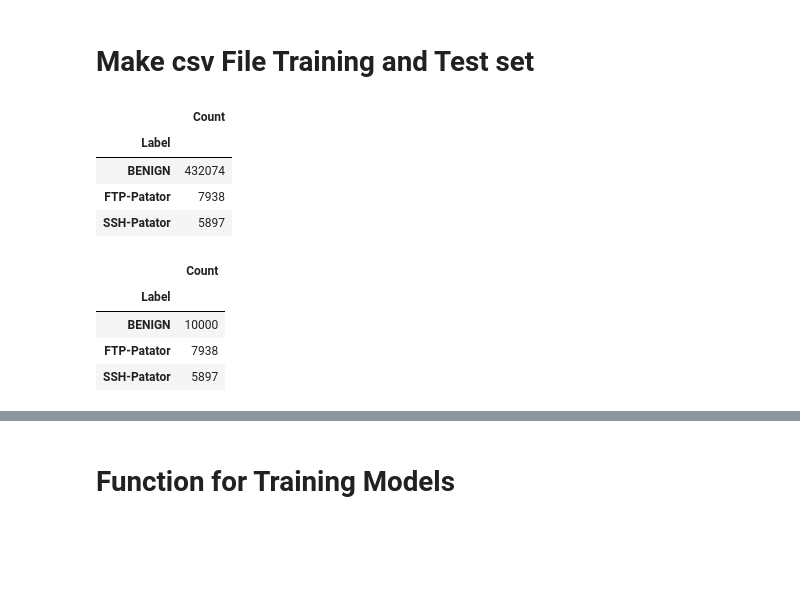
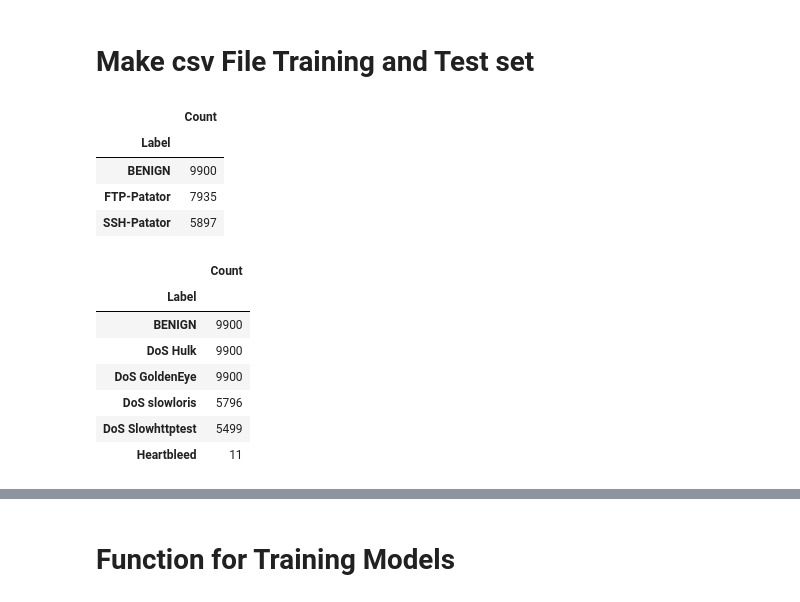
Before and after one commit to 9501sam/IDS-for-CICIDS2017, a Jupyter notebook: main.ipynb, the cells around one changed output, grey strips where cells are left out. Cells and saved outputs as stored; diff of their text form; code cells hidden in the pictures; blank space fills up the shorter version.

```diff
--- a/main.ipynb
+++ b/main.ipynb
@@ -141,40 +142,55 @@ def read_csv(csv_file):
     for encoding in ['utf-8', 'latin1', 'ISO-8859-1', 'windows-1252']:
         try:
             df = pd.read_csv(file_path, encoding=encoding)
             break  # Stop trying encodings once the file is successfully read
         except UnicodeDecodeError:
             continue
     return df
 
 def make_label_amount(df, label, amount):
+    df = remove_nan_and_inf(df)
     # Filter the DataFrame to select rows with the specified label
     label_rows = df[df[' Label'] == label]
     # Take the first 'amount' rows with the specified label
     df_subset = label_rows.head(amount)
     df_remaining = df[df[' Label'] != label]
     # Concatenate the subset DataFrame with the remaining rows
     df_concatenated = pd.concat([df_remaining, df_subset], ignore_index=True)
     return df_concatenated
 
 # df_Mon  = read_csv("Monday-WorkingHours.pcap_ISCX.csv")
+
 df_Tue  = read_csv("Tuesday-WorkingHours.pcap_ISCX.csv")
+df_Tue = make_label_amount(df_Tue, "BENIGN", 9900)
 count_labels(df_Tue)
-df_Tue = make_label_amount(df_Tue, "BENIGN", 10000)
-count_labels(df_Tue)
-# df_Wed  = read_csv("Wednesday-workingHours.pcap_ISCX.csv")
-# df_Thu1 = read_csv("Thursday-WorkingHours-Afternoon-Infilteration.pcap_ISCX.csv")
-# df_Thu2 = read_csv("Thursday-WorkingHours-Morning-WebAttacks.pcap_ISCX.csv")
+
+df_Wed  = read_csv("Wednesday-workingHours.pcap_ISCX.csv")
+df_Wed = make_label_amount(df_Wed, "BENIGN", 9900)
+df_Wed = make_label_amount(df_Wed, "DoS Hulk", 9900)
+df_Wed = make_label_amount(df_Wed, "DoS GoldenEye", 9900)
+count_labels(df_Wed)
+
+df_Thu1 = read_csv("Thursday-WorkingHours-Afternoon-Infilteration.pcap_ISCX.csv")
+df_Thu2 = read_csv("Thursday-WorkingHours-Morning-WebAttacks.pcap_ISCX.csv")
+df_Thu = pd.concat([df_Thu1, df_Thu2], ignore_index=True)
+df_Thu = make_label_amount(df_Thu, "BENIGN", 9900)
+count_labels(df_Thu)
+
 # df_Fri1 = read_csv("Friday-WorkingHours-Afternoon-DDos.pcap_ISCX.csv")
 # df_Fri2 = read_csv("Friday-WorkingHours-Afternoon-PortScan.pcap_ISCX.csv")
 # df_Fri3 = read_csv("Friday-WorkingHours-Morning.pcap_ISCX.csv")
+# df_Fri = pd.concat([df_Fri1, df_Fri2, df_Fri3], ignore_index=True)
 # %% [output]
 |  | Count |
 | Label |  |
-| BENIGN | 432074 |
-| FTP-Patator | 7938 |
+| BENIGN | 9900 |
+| FTP-Patator | 7935 |
 | SSH-Patator | 5897 |
 |  | Count |
 | Label |  |
-| BENIGN | 10000 |
-| FTP-Patator | 7938 |
-| SSH-Patator | 5897 |
+| BENIGN | 9900 |
+| DoS Hulk | 9900 |
+| DoS GoldenEye | 9900 |
+| DoS slowloris | 5796 |
+| DoS Slowhttptest | 5499 |
+| Heartbleed | 11 |
```
Also changed, not shown: parts of 13 cells of this notebook.
